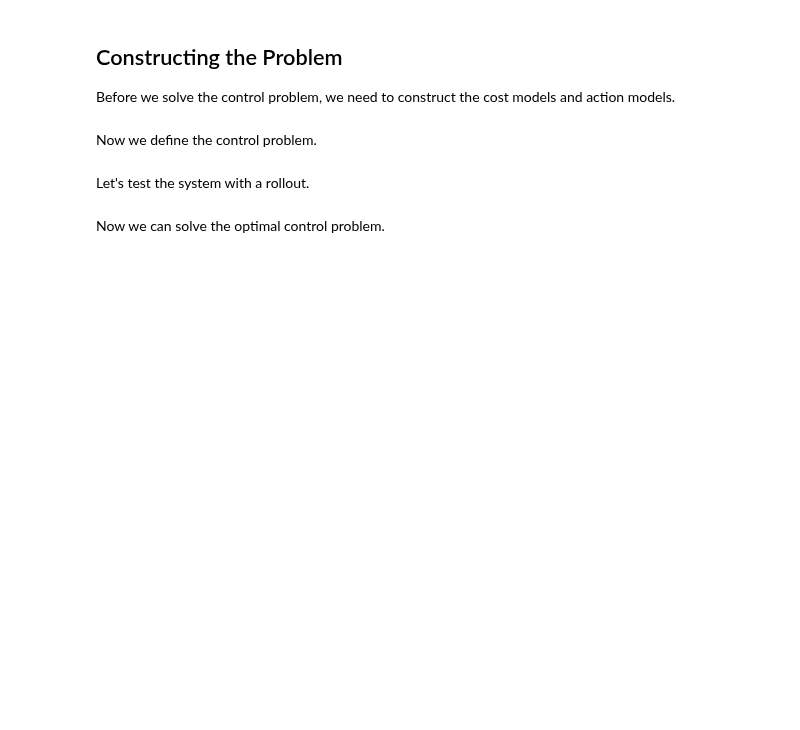
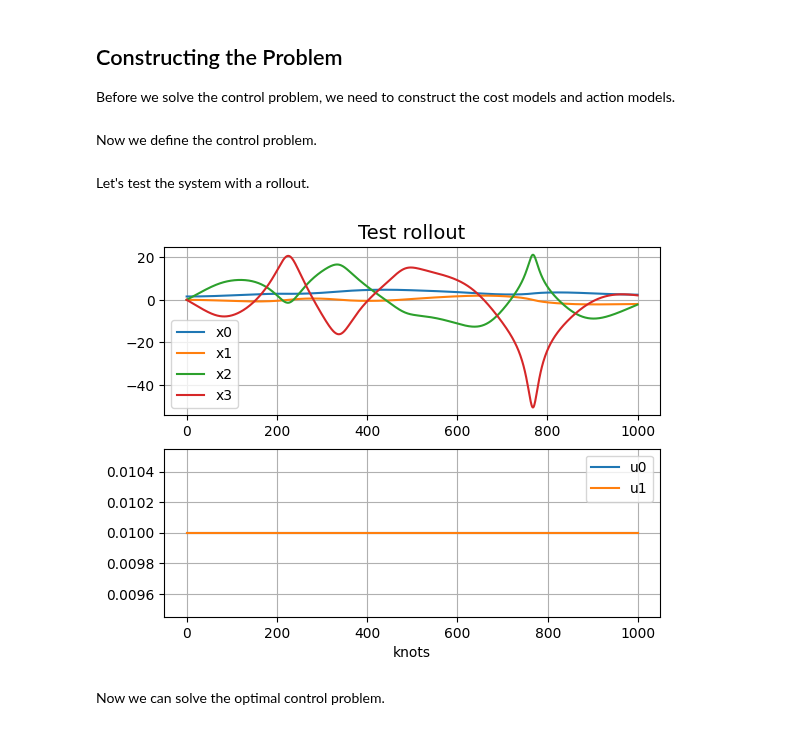
Before and after one commit to changmingyang28/NMPC-benchmarking, a Jupyter notebook: crocoddyl/examples/notebooks/acrobot_urdf.ipynb, the cells around one changed output. Cells and saved outputs as stored; diff of their text form; code cells hidden in the pictures; blank space fills up the shorter version.

```diff
--- a/crocoddyl/examples/notebooks/acrobot_urdf.ipynb
+++ b/crocoddyl/examples/notebooks/acrobot_urdf.ipynb
@@ -48,20 +53,21 @@ In order to create an underactuated double pendulum, the acrobot, we will create
 # Define the control signal to actuated joint mapping
 class AcrobotActuationModel(crocoddyl.ActuationModelAbstract):
     def __init__(self, state):
-        nu = 1  # Control dimension
+        nu = 2  # Control dimension
         crocoddyl.ActuationModelAbstract.__init__(self, state, nu=nu)
 
     def calc(self, data, x, u):
         assert len(data.tau) == 2
         # Map the control dimensions to the joint torque
-        data.tau[0] = 0
-        data.tau[1] = u
+        data.tau[0] = u[0]
+        data.tau[1] = u[1]
 
     def calcDiff(self, data, x, u):
         # Specify the actuation jacobian
-        data.dtau_du[0] = 0
-        data.dtau_du[1] = 1
-
+        data.dtau_du[0,0] = 1
+        data.dtau_du[0,1] = 0
+        data.dtau_du[1,0] = 0
+        data.dtau_du[1,1] = 1
 
 # Also see ActuationModelFloatingBase and ActuationModelFull
 actuationModel = AcrobotActuationModel(state)
@@ -71,7 +77,7 @@ actuationModel = AcrobotActuationModel(state)
 Before we solve the control problem, we need to construct the cost models and action models.
 # %%
 dt = 1e-3  # Time step
-T = 1000  # Number of knots
+T = 1000 # Number of knots
 
 # Cost models
 runningCostModel = crocoddyl.CostModelSum(state, nu=actuationModel.nu)
@@ -86,7 +92,7 @@ terminalCostModel.addCost("state_cost", cost=stateCostModel, weight=1000)
 
 # Add a cost on control
 controlResidual = crocoddyl.ResidualModelControl(state, nu=actuationModel.nu)
-bounds = crocoddyl.ActivationBounds(np.array([-1.0]), np.array([1.0]))
+bounds = crocoddyl.ActivationBounds(np.array([-1.0, -1]), np.array([1.0, 1.0]))
 activation = crocoddyl.ActivationModelQuadraticBarrier(bounds)
 controlCost = crocoddyl.CostModelResidual(
     state, activation=activation, residual=controlResidual
@@ -119,19 +126,21 @@ problem = crocoddyl.ShootingProblem(x0, [runningModel] * T, terminalModel)
 Let's test the system with a rollout.
 # %%
 # Test the problem with a rollout
-us = [0.01 * np.ones((1,))] * T
+us = [0.01 * np.ones((2,))] * T
 xs = problem.rollout(us)
 
 # Handy to blat up the state and control trajectories
 crocoddyl.plotOCSolution(xs, us, show=False, figIndex=99, figTitle="Test rollout")
 
 # Put a grid on the plots
 import matplotlib.pyplot as plt
 
 fig = plt.gcf()
 axs = fig.axes
 for ax in axs:
     ax.grid()
+# %% [output]
+[figure, added]
 # %% [markdown]
 Now we can solve the optimal control problem.
 # %%
```
Also changed, not shown: parts of 5 cells of this notebook, 46 other files.
